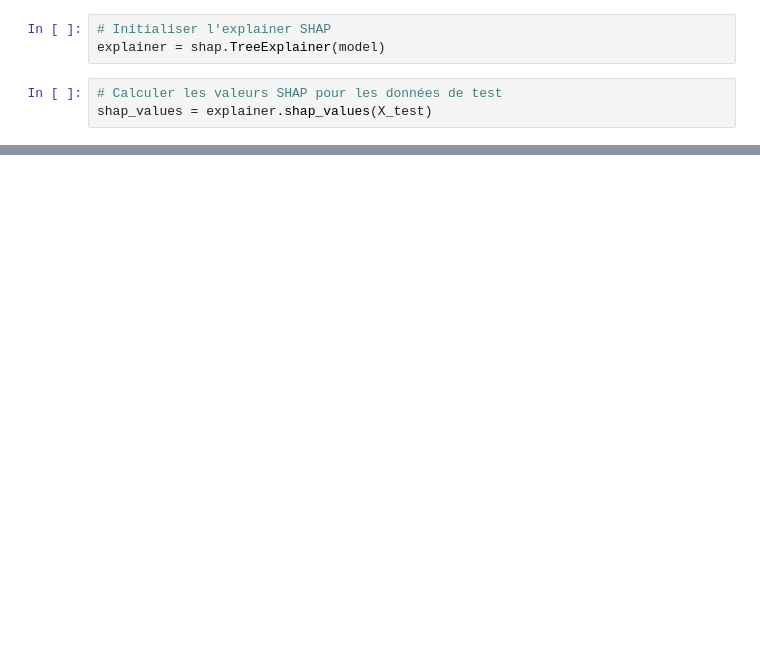
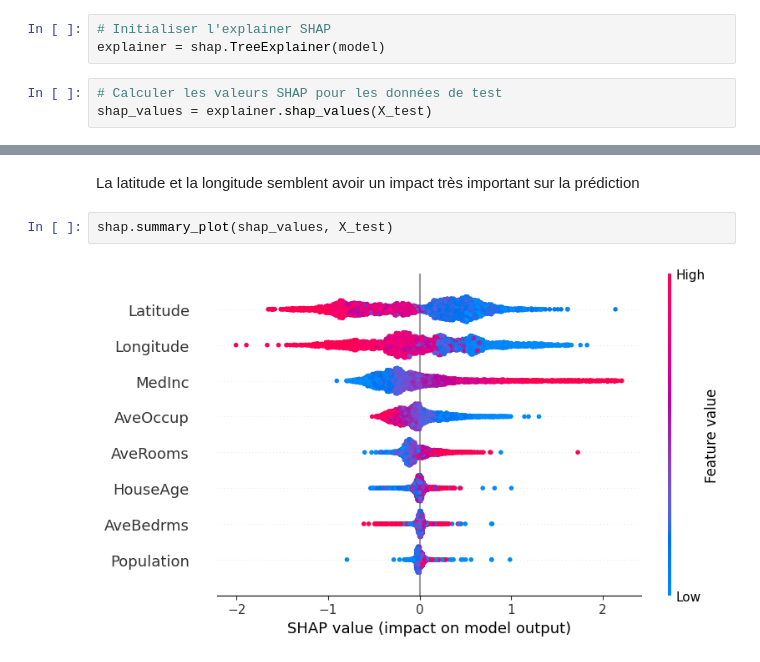
Before and after one commit to ynanangaa/Projet-MLOps-imo-YAA, a Jupyter notebook: notebooks/shap_analysis.ipynb, the cells around one changed output, grey strips where cells are left out. Cells and saved outputs as stored; diff of their text form; blank space fills up the shorter version.

Commit message:
Add shap features analysis

```diff
--- a/notebooks/shap_analysis.ipynb
+++ b/notebooks/shap_analysis.ipynb
@@ -60,0 +109,6 @@ shap.summary_plot(shap_values, X_test, plot_type="bar")
+# %% [markdown]
+La latitude et la longitude semblent avoir un impact très important sur la prédiction
+# %%
+shap.summary_plot(shap_values, X_test)
+# %% [output]
+[figure, added]
```
Also changed, not shown: parts of 12 cells of this notebook.
